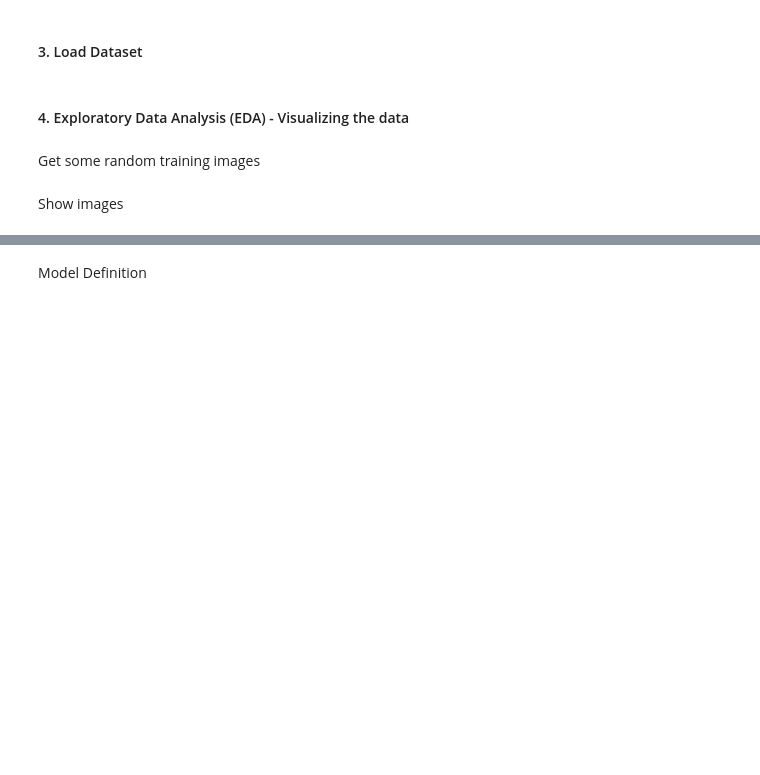
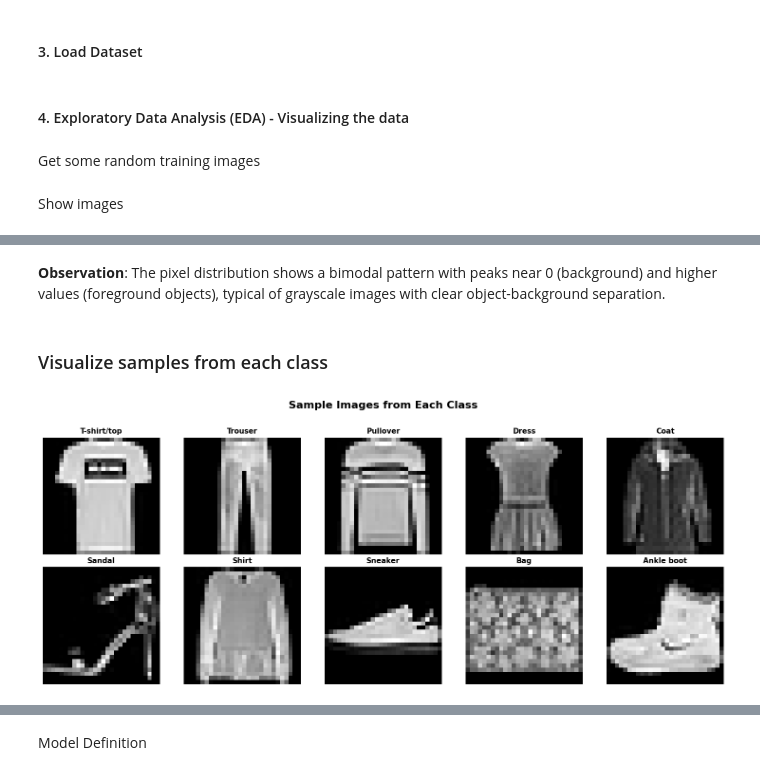
Before and after one commit to filipzekovich/Deep-Learning-Model, a Jupyter notebook: DL_Project_Notebook.ipynb, the cells around one changed output, grey strips where cells are left out. Drawn from its saved outputs; the diff is of its cells as text; code cells hidden in the pictures; blank space fills up the shorter version.

```diff
--- a/DL_Project_Notebook.ipynb
+++ b/DL_Project_Notebook.ipynb
@@ -112,0 +198,22 @@ GroundTruth:  Sandal Coat Trouser T-shirt/top
+# %% [markdown]
+**Observation**: The pixel distribution shows a bimodal pattern with peaks near 0 (background) and higher values (foreground objects), typical of grayscale images with clear object-background separation.
+# %% [markdown]
+### Visualize samples from each class
+# %%
+fig, axes = plt.subplots(2, 5, figsize=(15, 6))
+axes = axes.ravel()
+
+for class_idx, class_name in enumerate(class_names):
+    # Find first sample of this class
+    for img, label in raw_dataset:
+        if label == class_idx:
+            axes[class_idx].imshow(img.squeeze(), cmap='gray')
+            axes[class_idx].set_title(f'{class_name}', fontsize=11, fontweight='bold')
+            axes[class_idx].axis('off')
+            break
+
+plt.suptitle('Sample Images from Each Class', fontsize=16, fontweight='bold', y=1.02)
+plt.tight_layout()
+plt.show()
+# %% [output]
+[figure, added]
```
Also changed, not shown: parts of 17 cells of this notebook.
